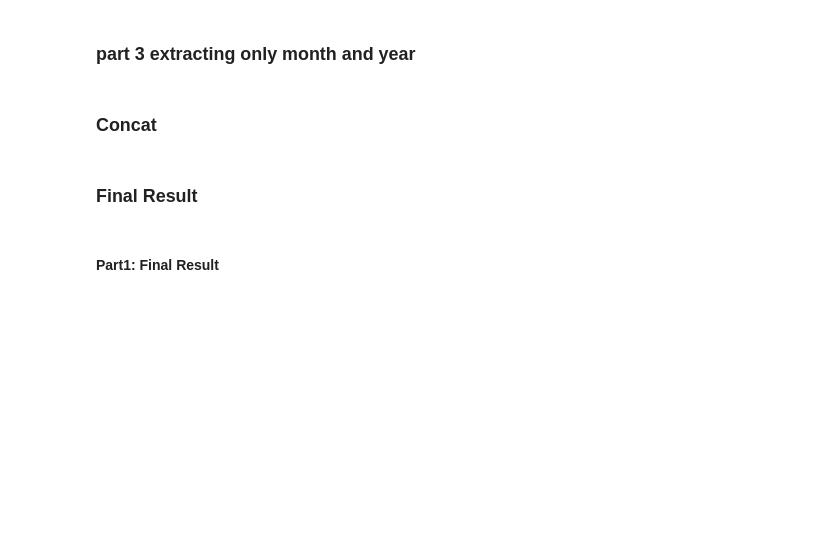
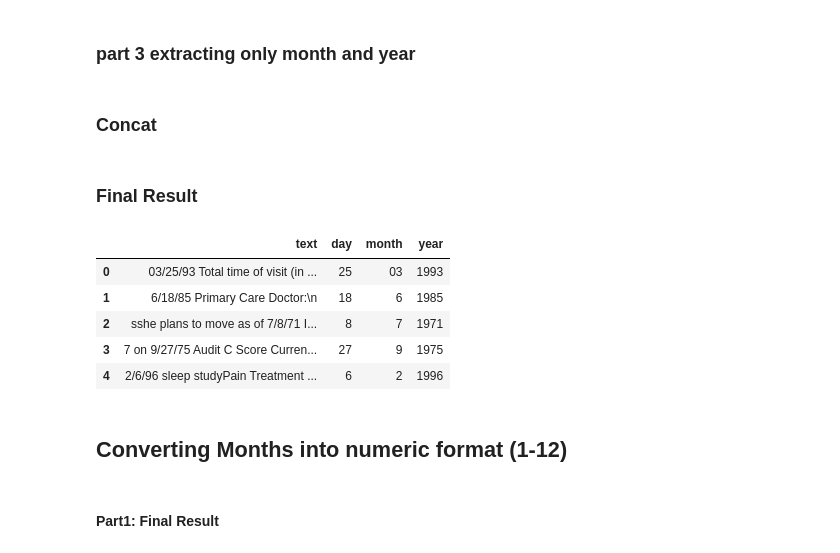
Before and after one commit to sebastian-piscoya/Regex, a Jupyter notebook: Regex.ipynb, the cells around one changed output. Saved outputs shown, nothing was run; the diff lists cells and outputs as text; code cells hidden in the pictures; blank space fills up the shorter version.

```diff
--- a/Regex.ipynb
+++ b/Regex.ipynb
@@ -86,10 +83,17 @@ result
 # %% [markdown]
 ### Final Result
 # %%
-
 cols = ["day", "month", "year"]
 df_original.loc[result.index, cols] = result[cols]
-df_original
+# %% [output]
+|  | text | day | month | year |
+| 0 | 03/25/93 Total time of visit (in ... | 25 | 03 | 1993 |
+| 1 | 6/18/85 Primary Care Doctor:\n | 18 | 6 | 1985 |
+| 2 | sshe plans to move as of 7/8/71 I... | 8 | 7 | 1971 |
+| 3 | 7 on 9/27/75 Audit C Score Curren... | 27 | 9 | 1975 |
+| 4 | 2/6/96 sleep studyPain Treatment ... | 6 | 2 | 1996 |
+# %% [markdown]
+## Converting Months into numeric format (1-12)
 # %%
 ##month to numeric
 month_n=[]
```
Also changed, not shown: parts of 14 cells of this notebook.
